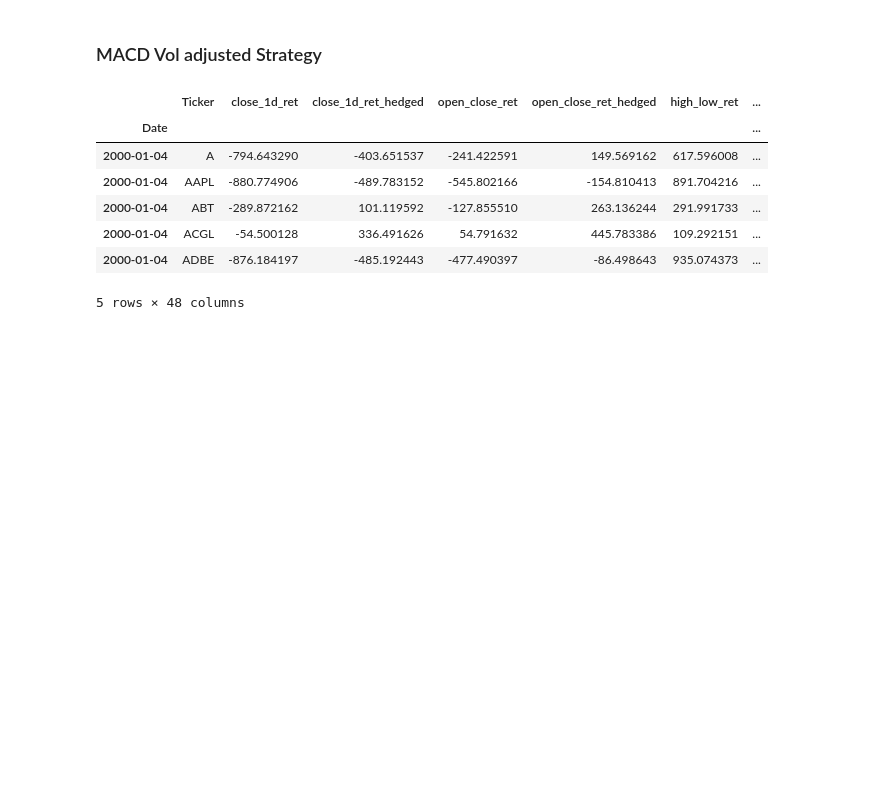
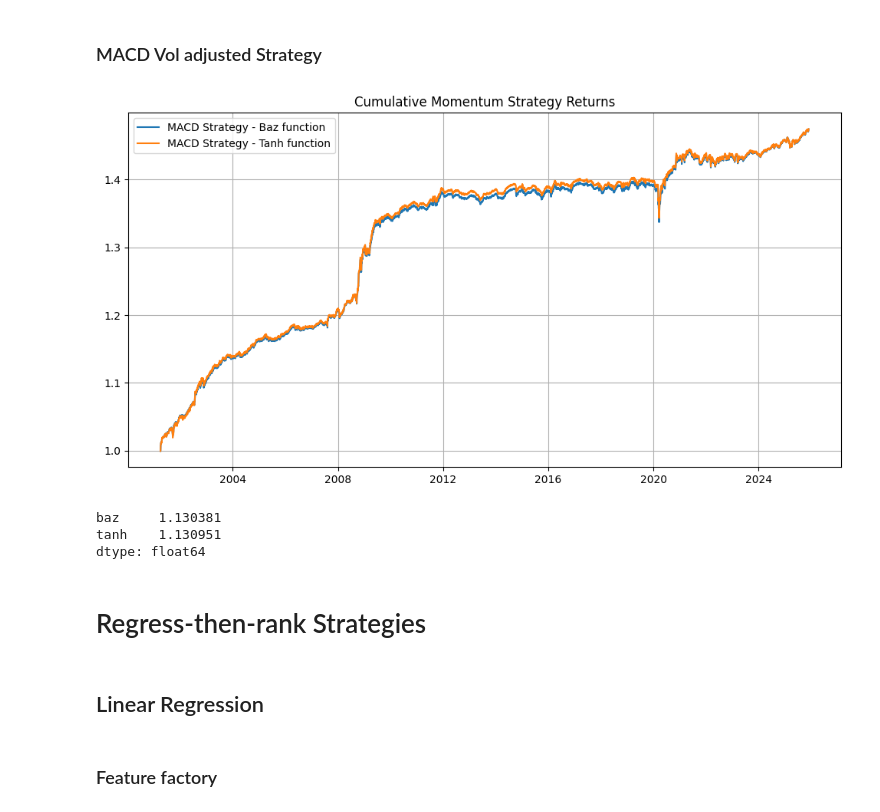
Before and after one commit to Mathieuja/Advanced-ML-Project, a Jupyter notebook: notebook.ipynb, the cells around one changed output. Cells and saved outputs as stored; diff of their text form; code cells hidden in the pictures; blank space fills up the shorter version.

```diff
--- a/notebook.ipynb
+++ b/notebook.ipynb
@@ -296,11 +183,0 @@ def compute_macd(df, price_col='return', fast=12, slow=26, signal=9):
-# %%
-df.head()
-# %% [output]
-|  | Ticker | close_1d_ret | close_1d_ret_hedged | open_close_ret | open_close_ret_hedged | high_low_ret | ... |
-| Date |  |  |  |  |  |  | ... |
-| 2000-01-04 | A | -794.643290 | -403.651537 | -241.422591 | 149.569162 | 617.596008 | ... |
-| 2000-01-04 | AAPL | -880.774906 | -489.783152 | -545.802166 | -154.810413 | 891.704216 | ... |
-| 2000-01-04 | ABT | -289.872162 | 101.119592 | -127.855510 | 263.136244 | 291.991733 | ... |
-| 2000-01-04 | ACGL | -54.500128 | 336.491626 | 54.791632 | 445.783386 | 109.292151 | ... |
-| 2000-01-04 | ADBE | -876.184197 | -485.192443 | -477.490397 | -86.498643 | 935.074373 | ... |
-5 rows × 48 columns
@@ -308,0 +196,39 @@ df[df['Ticker']=='AAPL']['close_1d_ret'].ewm(span=12, adjust=False).mean()
+# %%
+df['macd_baz_signal'] = df[['macd_adj_1', 'macd_adj_2', 'macd_adj_3']].apply(phi_baz).sum(1).replace(0, np.nan)
+df['macd_baz_signal'] = df.groupby('Date')['macd_baz_signal'].transform(compute_signal)
+# %%
+df['macd_tanh_signal'] = df[['macd_adj_1', 'macd_adj_2', 'macd_adj_3']].apply(np.tanh).sum(1).replace(0, np.nan)
+df['macd_tanh_signal']  = df.groupby('Date')['macd_tanh_signal'].transform(compute_signal)
+# %%
+df['macd_baz_signal'] = df.groupby('Ticker')['macd_baz_signal'].shift()
+df['macd_tanh_signal'] = df.groupby('Ticker')['macd_tanh_signal'].shift()
+# %%
+macd_daily_returns = df.groupby('Date').apply(
+    lambda x: pd.Series({
+        'baz': (x['macd_baz_signal'] * x['close_1d_ret']).mean(),
+        'tanh': (x['macd_tanh_signal'] * x['close_1d_ret']).mean()
+    })
+)*1e-4
+# %%
+plt.figure(figsize=(12, 6))
+plt.plot(macd_daily_returns['baz'].cumsum() + 1, label='MACD Strategy - Baz function')
+plt.plot(macd_daily_returns['tanh'].cumsum() + 1, label='MACD Strategy - Tanh function')
+
+plt.title('Cumulative Momentum Strategy Returns')
+plt.grid(True)
+plt.legend()
+plt.show()
+# %% [output]
+[figure, added]
+# %%
+macd_daily_returns.mean()/macd_daily_returns.std()*np.sqrt(252)
+# %% [output]
+baz     1.130381
+tanh    1.130951
+dtype: float64
+# %% [markdown]
+# Regress-then-rank Strategies
+# %% [markdown]
+## Linear Regression
+# %% [markdown]
+### Feature factory
```
Also changed, not shown: parts of 54 cells of this notebook, 1 other file.
